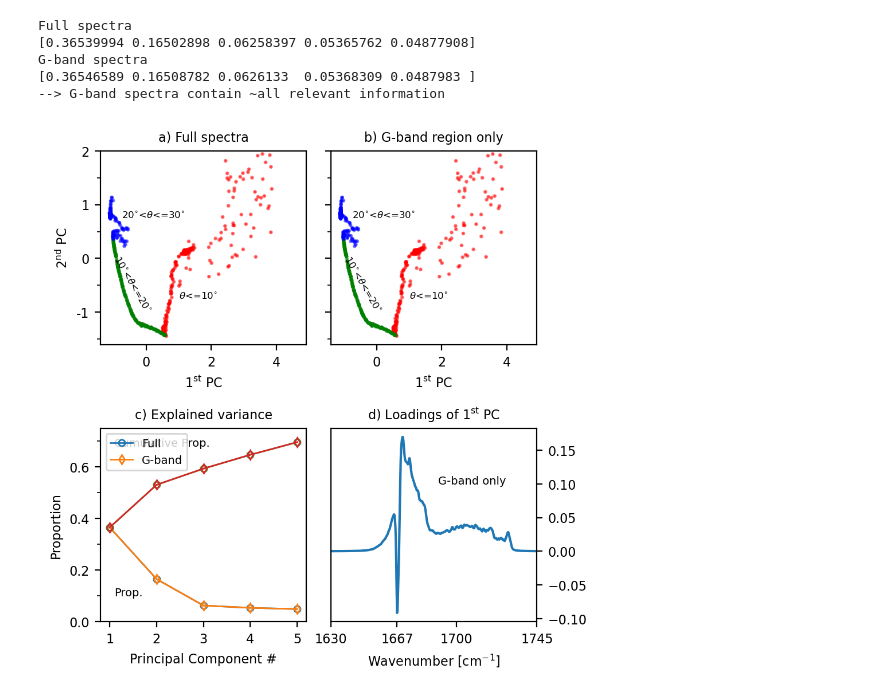
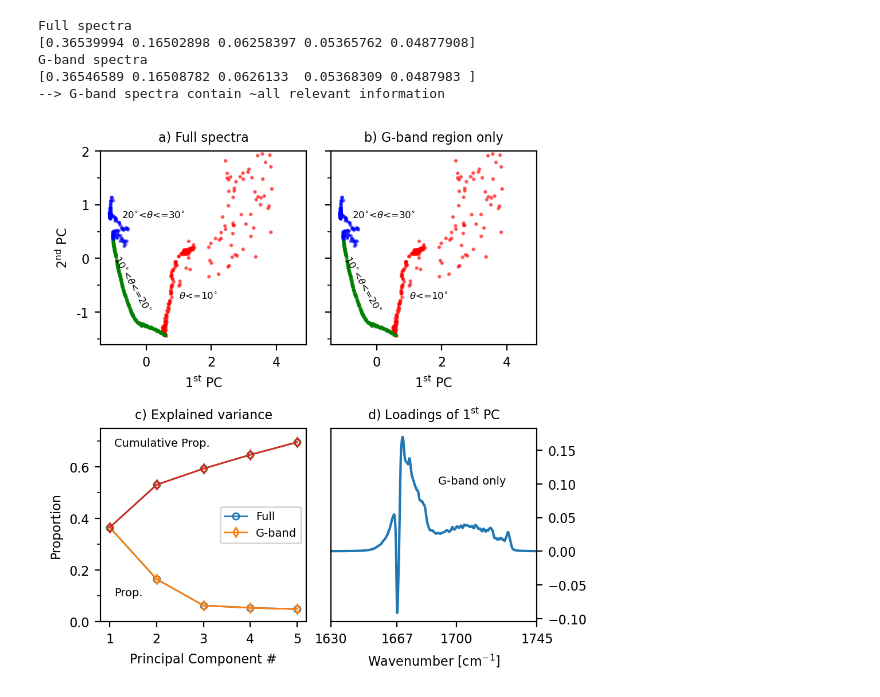
Before and after one commit to sherenrpi/ml-raman-tblg, a Jupyter notebook: code/02_PrincipalComponentAnalysis.ipynb, the cells around one changed output. Drawn from its saved outputs; the diff is of its cells as text; code cells hidden in the pictures.

```diff
--- a/code/02_PrincipalComponentAnalysis.ipynb
+++ b/code/02_PrincipalComponentAnalysis.ipynb
@@ -190,7 +190,7 @@ for n,axm in enumerate(ax.flat):
         axm.xaxis.set_major_formatter(FormatStrFormatter('%.0f'))
 
 
-        #Ths=
+        #This part plots the cumulative sum of explained variance proportions
         axm.plot(range(1,1+len(fullspectra.explained_variance_ratio_[:5])),
                  np.cumsum(fullspectra.explained_variance_ratio_[:5]),'o-',
                  fillstyle='none',markersize=4#,label='Full'
@@ -202,7 +202,7 @@ for n,axm in enumerate(ax.flat):
                  fillstyle='none',markersize=4#,label='G-band'
                  ,linewidth=1.
                 )
-        axm.legend(fontsize=7)
+        axm.legend(fontsize=7,loc='center right')
 
     elif n==0:
         axm.set_ylabel(r'2$^{\mathrm{nd}}$ PC',fontsize=def_fontsize)
@@ -215,31 +215,31 @@ for n,axm in enumerate(ax.flat):
         axm.set_title('a) Full spectra',fontsize=def_fontsize)
 
     elif n==1:
 
         axm.set_title('b) G-band region only',fontsize=def_fontsize)
         axm.set_xlabel(r'1$^{\mathrm{st}}$ PC',fontsize=def_fontsize)
         axm.set_yticklabels([])
         axm.scatter(G_featuresNew[:,0],G_featuresNew[:,1],alpha=0.5,s=2,
                     c=num_labels,cmap=matplotlib.colors.ListedColormap(colors))
 
 
     elif n==3:
 
         axm.set_xlim([1630.,1745])
         axm.xaxis.set_major_locator(MultipleLocator(50))
         axm.yaxis.set_label_position("right")
         axm.yaxis.tick_right()
         axm.set_title(r'd) Loadings of 1$^{\mathrm{st}}$ PC',fontsize=def_fontsize)
         axm.set_xlabel(r'Wavenumber [cm$^{-1}$]',fontsize=def_fontsize)
         axm.plot(test_freqs[np.where(test_freqs>=1625)[0]],gbandspectra.components_[0]
                  ,linewidth=1.5)
 
         axm.text(1690,0.1,'G-band only',fontsize=def_fontsize-1)
 
         axm.set_xticks([1630., 1667., 1700., 1745.])
 
 plt.tight_layout(pad=0.4, w_pad=0.5, h_pad=1.0)
 
 plt.show()
 # %% [output]
-[figure, old version]
+[figure, new version]
```
